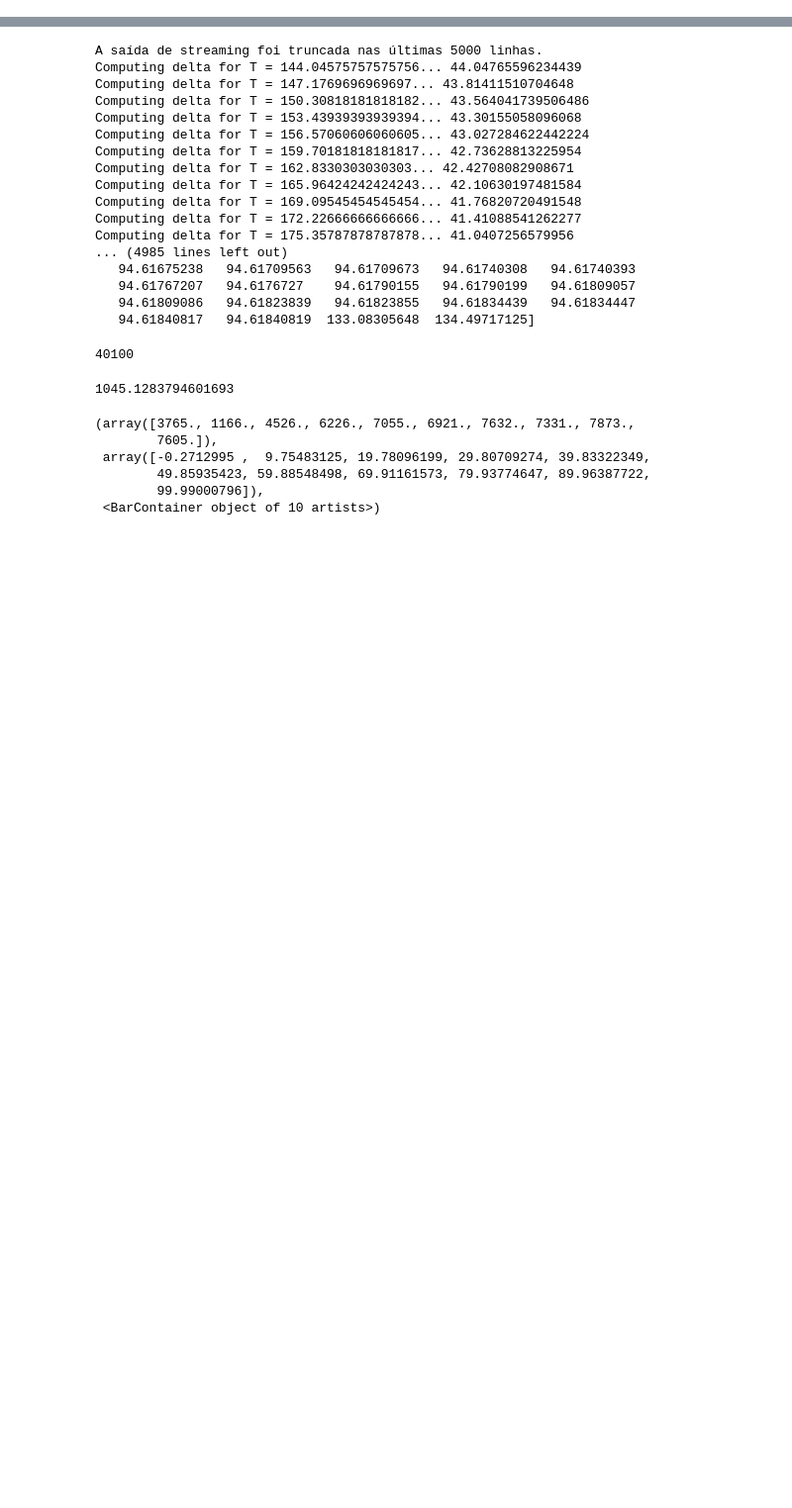
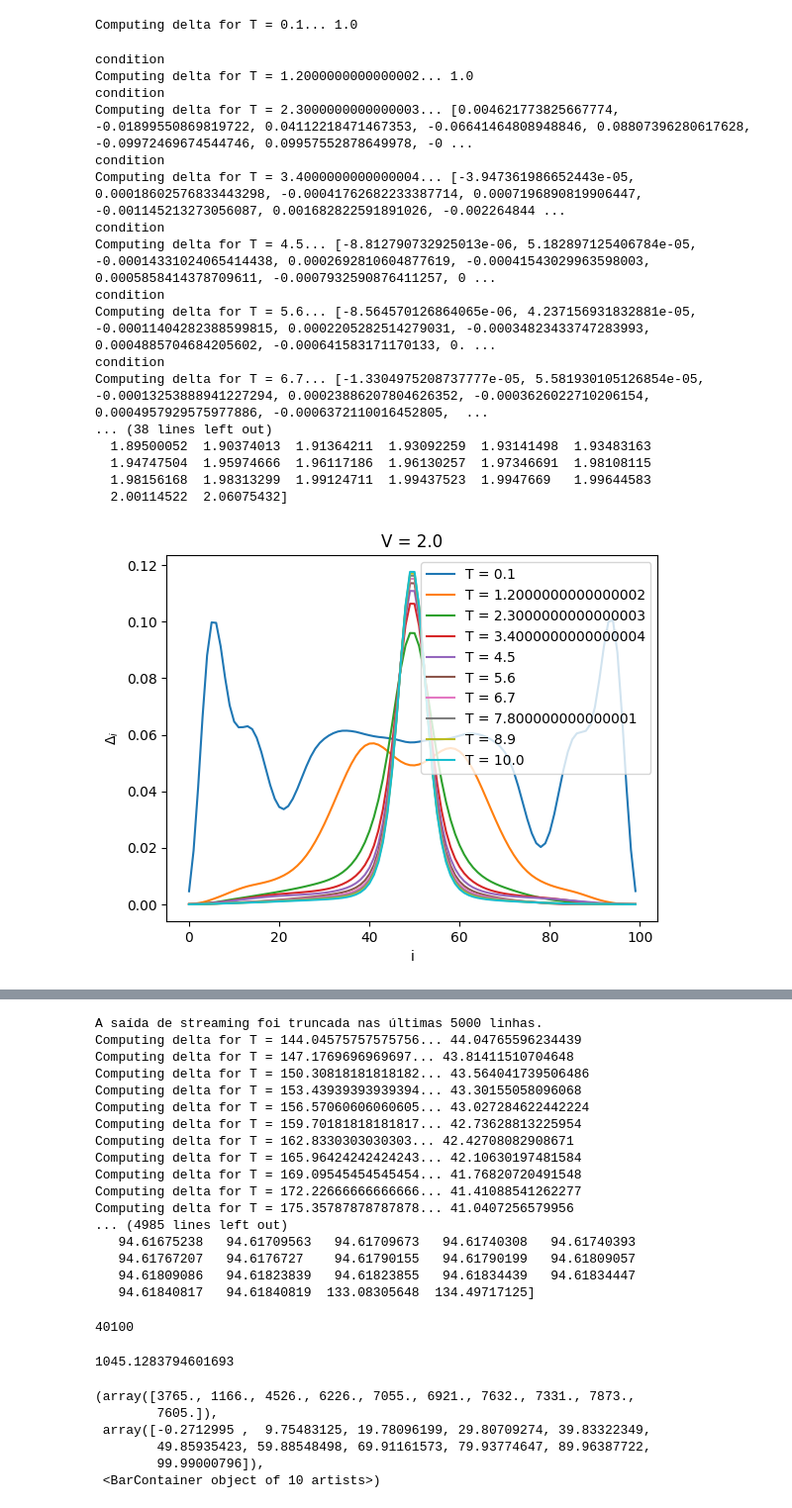
Before and after one commit to giovanni-br/BdG-ML, a Jupyter notebook: spin_non_periodic.ipynb, the cells around one changed output, grey strips where cells are left out. Shown at 99% size. Drawn from its saved outputs; the diff is of its cells as text; code cells hidden in the pictures; blank space fills up the shorter version.

```diff
--- a/spin_non_periodic.ipynb
+++ b/spin_non_periodic.ipynb
@@ -113,15 +116,16 @@ def gap_function(n, T_array, t=1, V=1, epsilon=1e-2, delta_guess = 1.0):
 
     # Compute the gap using self-consistent calculation
     c= 0
-    delta_list = [1 for  i in range(2*n)]
-    delta_in = [1 for  i in range(2*n)]
+    delta_list = [1 for  i in range(n)]
+    delta_in = [0 for  i in range(n)]
+
     while True:
-      sparse = BdG_Hamiltonian_Spin(n, t=t, delta_in_list=delta_list, V=V, T=T, periodic = False)
+      sparse = BdG_Hamiltonian_Spin(n, t=t, delta_in_list=delta_list, V=V, T=T, periodic = True)
       eigenvalues, eigenvectors = eigh(sparse.toarray())
       #print(sparse.toarray())
-      for j in range(2*n):
+      for i in range(n):
         delta_next = 0.0
-        for i in range(n):
+        for j in range(n):
           u, v = np.split(eigenvectors[:, j], 2)
           delta_next += V * v[i] * u[i] * np.tanh(eigenvalues[j] / (2*k*T))
         print(delta_next, delta_in[j])
@@ -134,7 +138,7 @@ def gap_function(n, T_array, t=1, V=1, epsilon=1e-2, delta_guess = 1.0):
 
 
 
-      epsilon =2*max(eigenvalues)*np.exp(-1/(1045*V))/1000000
+      epsilon =2*max(eigenvalues)*np.exp(-1/(1045*V))/100
 
       conditions = []
 
@@ -150,14 +154,12 @@ def gap_function(n, T_array, t=1, V=1, epsilon=1e-2, delta_guess = 1.0):
       # Check if all conditions are true
       if all(conditions):
         print("condition")
-        for i in range(2*n):
-          delta_in[i] = delta_list[i]
+        delta_list = delta_in.copy()  # Copy the updated values back to delta_list
         break
       else:
-        for i in range(2*n):
-          delta_in[i] = delta_list[i]
+        delta_list = delta_in.copy()  # Copy the updated values back to delta_list
 
-    delta_array.append(delta_in)
+    delta_array.append(delta_list)
 
   print(epsilon)
   print(eigenvalues)
@@ -164,0 +216,44 @@ def gap_function(n, T_array, t=1, V=1, epsilon=1e-2, delta_guess = 1.0):
+# %%
+from scipy.constants import k
+import matplotlib.pyplot as plt
+k=1.0
+T_array = np.linspace(0.1, 10, 2)
+t= 1.0
+V_array = [2*t, 10*t, 25*t, 100*t, 1000*t]
+n = 100
+
+for V in V_array:
+  k=1.0
+  T_array = np.linspace(0.1, 10, 10)
+  t= 1.0
+  n = 100
+  delta_array = gap_function(n=n, T_array=T_array, V = V, t = t, epsilon=1e-2)
+  delta_array = np.array(delta_array)
+  for i, c in enumerate(delta_array):
+    T = T_array[i]
+    plt.plot(abs(c), label = 'T = {T}'.format(T = T))
+    plt.title('V = {V}'.format(V = V))
+    plt.xlabel('i')
+    plt.ylabel(r'$\Delta_{i}$')
+    plt.legend()
+  plt.show()
+# %% [output]
+Computing delta for T = 0.1... 1.0
+condition
+Computing delta for T = 1.2000000000000002... 1.0
+condition
+Computing delta for T = 2.3000000000000003... [0.004621773825667774, -0.01899550869819722, 0.04112218471467353, -0.06641464808948846, 0.08807396280617628, -0.09972469674544746, 0.09957552878649978, -0 ...
+condition
+Computing delta for T = 3.4000000000000004... [-3.947361986652443e-05, 0.00018602576833443298, -0.00041762682233387714, 0.0007196890819906447, -0.001145213273056087, 0.001682822591891026, -0.002264844 ...
+condition
+Computing delta for T = 4.5... [-8.812790732925013e-06, 5.182897125406784e-05, -0.00014331024065414438, 0.0002692810604877619, -0.00041543029963598003, 0.0005858414378709611, -0.0007932590876411257, 0 ...
+condition
+Computing delta for T = 5.6... [-8.564570126864065e-06, 4.237156931832881e-05, -0.00011404282388599815, 0.0002205282514279031, -0.00034823433747283993, 0.0004885704684205602, -0.000641583171170133, 0. ...
+condition
+Computing delta for T = 6.7... [-1.3304975208737777e-05, 5.581930105126854e-05, -0.00013253888941227294, 0.00023886207804626352, -0.0003626022710206154, 0.0004957929575977886, -0.0006372110016452805,  ...
+... (38 lines left out)
+  1.89500052  1.90374013  1.91364211  1.93092259  1.93141498  1.93483163
+  1.94747504  1.95974666  1.96117186  1.96130257  1.97346691  1.98108115
+  1.98156168  1.98313299  1.99124711  1.99437523  1.9947669   1.99644583
+  2.00114522  2.06075432]
+[figure, added]
```
Also changed, not shown: parts of 10 cells of this notebook.
